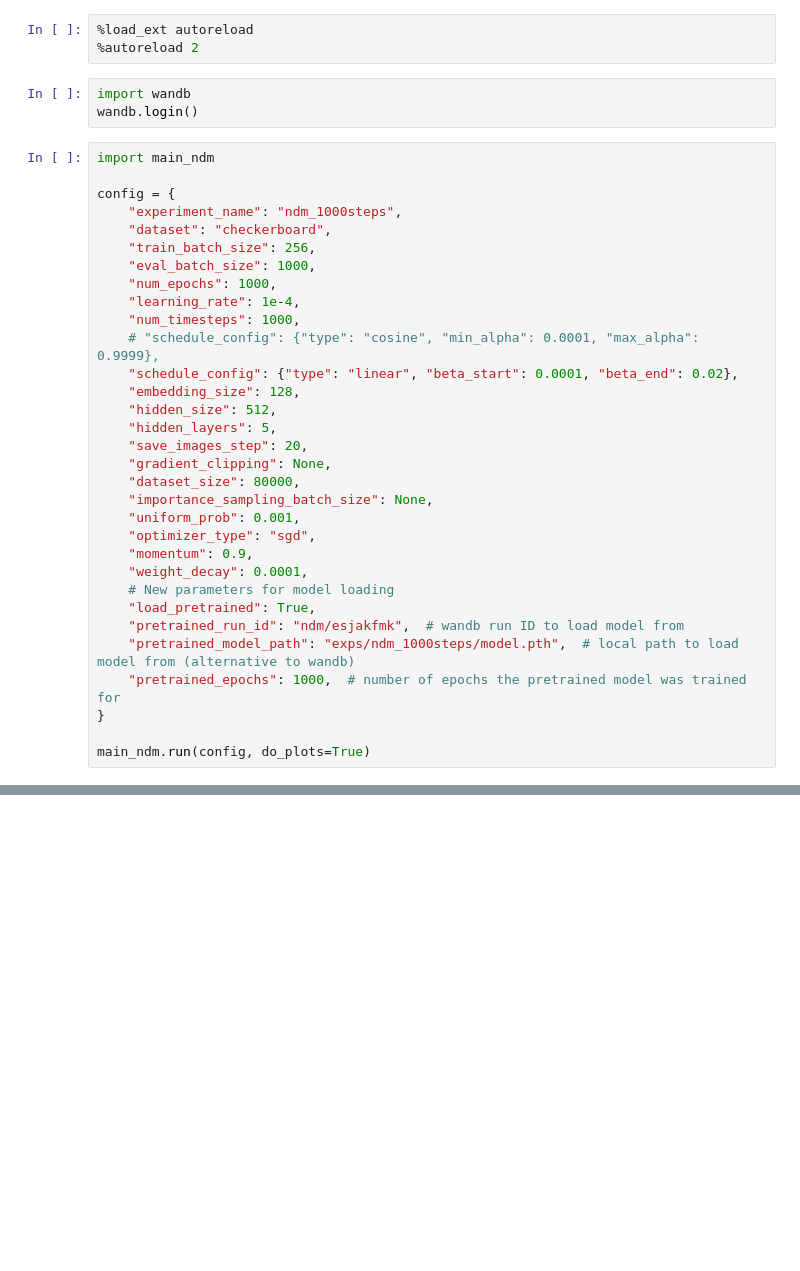
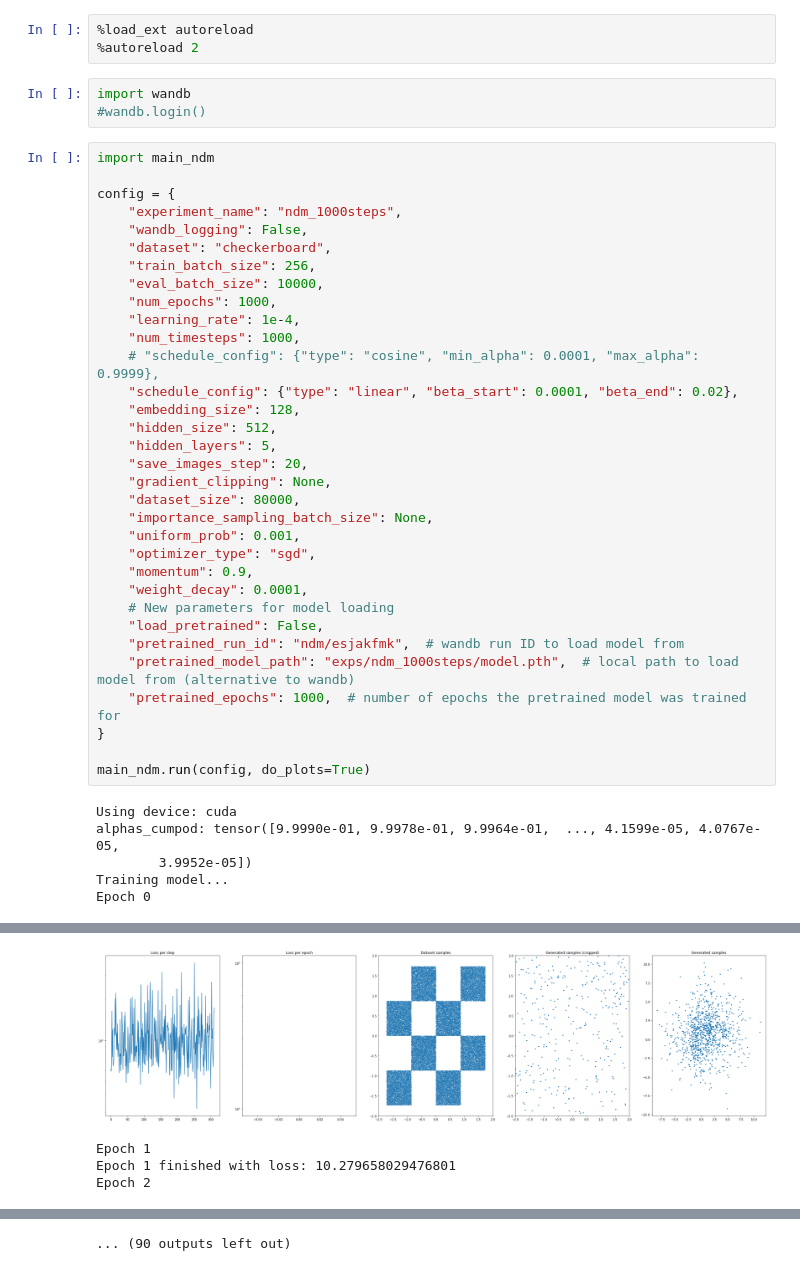
Before and after one commit to AlexanderNekrasov/NDM, a Jupyter notebook: ndm.ipynb, the cells around one changed output, grey strips where cells are left out. Saved outputs shown, nothing was run; the diff lists cells and outputs as text; blank space fills up the shorter version.

Commit message:
new config param: wandb_logging (True/False)

```diff
--- a/ndm.ipynb
+++ b/ndm.ipynb
@@ -3,15 +3,16 @@
 %autoreload 2
 # %%
 import wandb
-wandb.login()
+#wandb.login()
 # %%
 import main_ndm
 
 config = {
     "experiment_name": "ndm_1000steps",
+    "wandb_logging": False,
     "dataset": "checkerboard",
     "train_batch_size": 256,
-    "eval_batch_size": 1000,
+    "eval_batch_size": 10000,
     "num_epochs": 1000,
     "learning_rate": 1e-4,
     "num_timesteps": 1000,
@@ -29,10 +30,16 @@ config = {
     "momentum": 0.9,
     "weight_decay": 0.0001,
     # New parameters for model loading
-    "load_pretrained": True,
+    "load_pretrained": False,
     "pretrained_run_id": "ndm/esjakfmk",  # wandb run ID to load model from
     "pretrained_model_path": "exps/ndm_1000steps/model.pth",  # local path to load model from (alternative to wandb)
     "pretrained_epochs": 1000,  # number of epochs the pretrained model was trained for
 }
 
 main_ndm.run(config, do_plots=True)
+# %% [output]
+Using device: cuda
+alphas_cumpod: tensor([9.9990e-01, 9.9978e-01, 9.9964e-01,  ..., 4.1599e-05, 4.0767e-05,
+        3.9952e-05])
+Training model...
+Epoch 0
@@ -38,0 +47,4 @@ main_ndm.run(config, do_plots=True)
+[figure, added]
+Epoch 1
+Epoch 1 finished with loss: 10.279658029476801
+Epoch 2
@@ -38,0 +67 @@ main_ndm.run(config, do_plots=True)
+... (90 outputs left out)
```
Also changed, not shown: parts of 1 cell of this notebook, 1 other file.
